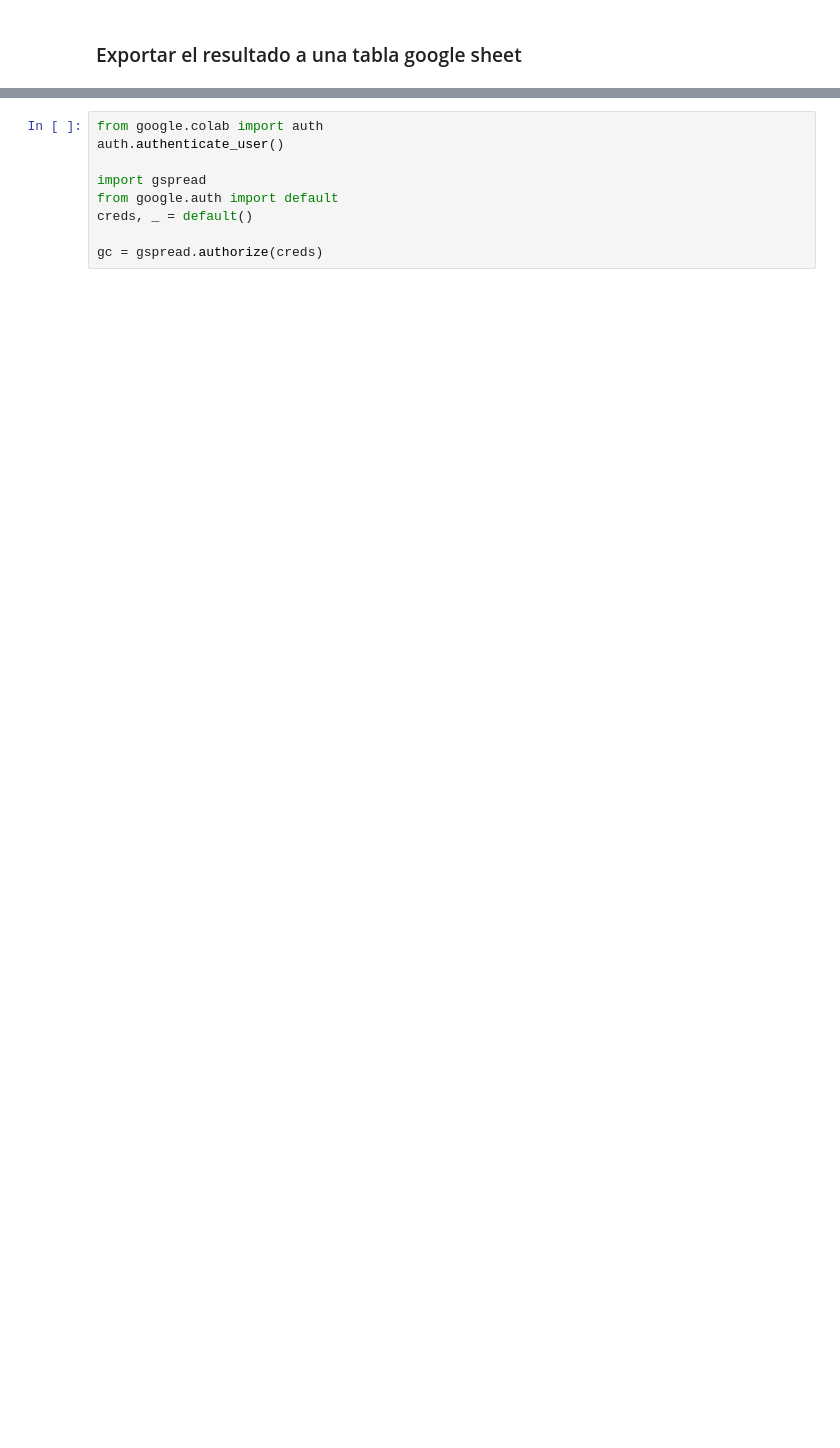
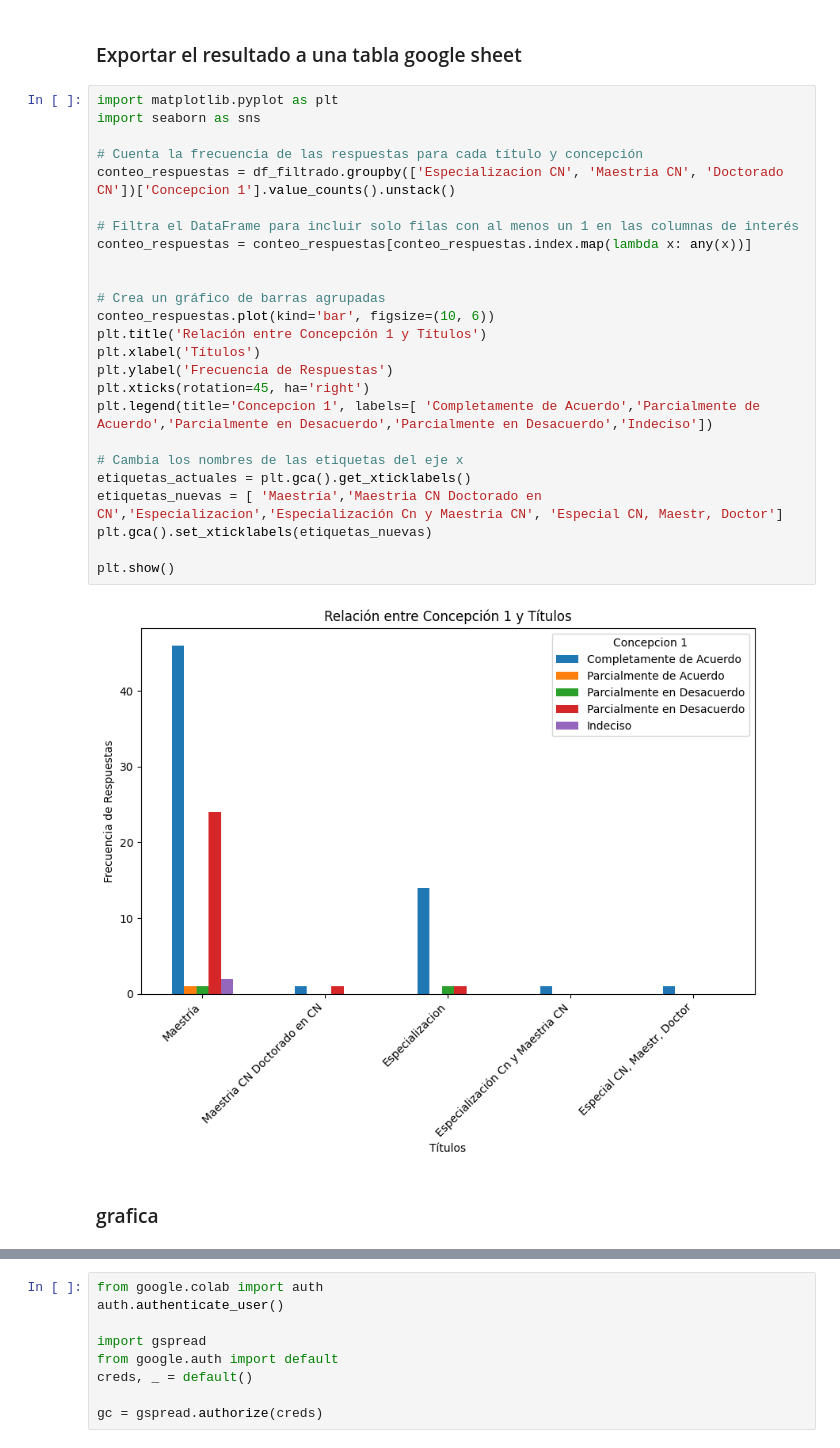
Before and after one commit to admaesmo/ScienceEducationAnalitics, a Jupyter notebook: science_teacher_education.ipynb, the cells around one changed output, grey strips where cells are left out. Cells and saved outputs as stored; diff of their text form; blank space fills up the shorter version.

```diff
--- a/science_teacher_education.ipynb
+++ b/science_teacher_education.ipynb
@@ -182,2 +216,31 @@ EncuestaMod1
 # %% [markdown]
 ### Exportar el resultado a una tabla google sheet
+# %%
+import matplotlib.pyplot as plt
+import seaborn as sns
+
+# Cuenta la frecuencia de las respuestas para cada título y concepción
+conteo_respuestas = df_filtrado.groupby(['Especializacion CN', 'Maestria CN', 'Doctorado CN'])['Concepcion 1'].value_counts().unstack()
+
+# Filtra el DataFrame para incluir solo filas con al menos un 1 en las columnas de interés
+conteo_respuestas = conteo_respuestas[conteo_respuestas.index.map(lambda x: any(x))]
+
+
+# Crea un gráfico de barras agrupadas
+conteo_respuestas.plot(kind='bar', figsize=(10, 6))
+plt.title('Relación entre Concepción 1 y Títulos')
+plt.xlabel('Títulos')
+plt.ylabel('Frecuencia de Respuestas')
+plt.xticks(rotation=45, ha='right')
+plt.legend(title='Concepcion 1', labels=[ 'Completamente de Acuerdo','Parcialmente de Acuerdo','Parcialmente en Desacuerdo','Parcialmente en Desacuerdo','Indeciso'])
+
+# Cambia los nombres de las etiquetas del eje x
+etiquetas_actuales = plt.gca().get_xticklabels()
+etiquetas_nuevas = [ 'Maestría','Maestria CN Doctorado en CN','Especializacion','Especialización Cn y Maestria CN', 'Especial CN, Maestr, Doctor']
+plt.gca().set_xticklabels(etiquetas_nuevas)
+
+plt.show()
+# %% [output]
+[figure, added]
+# %% [markdown]
+### grafica
```
Also changed, not shown: parts of 26 cells of this notebook.
